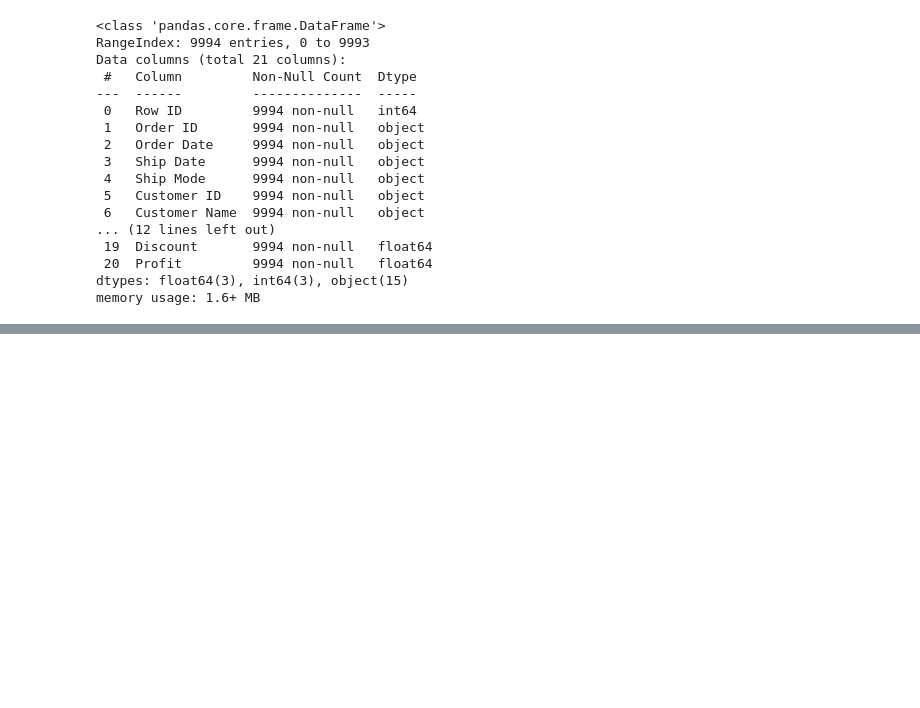
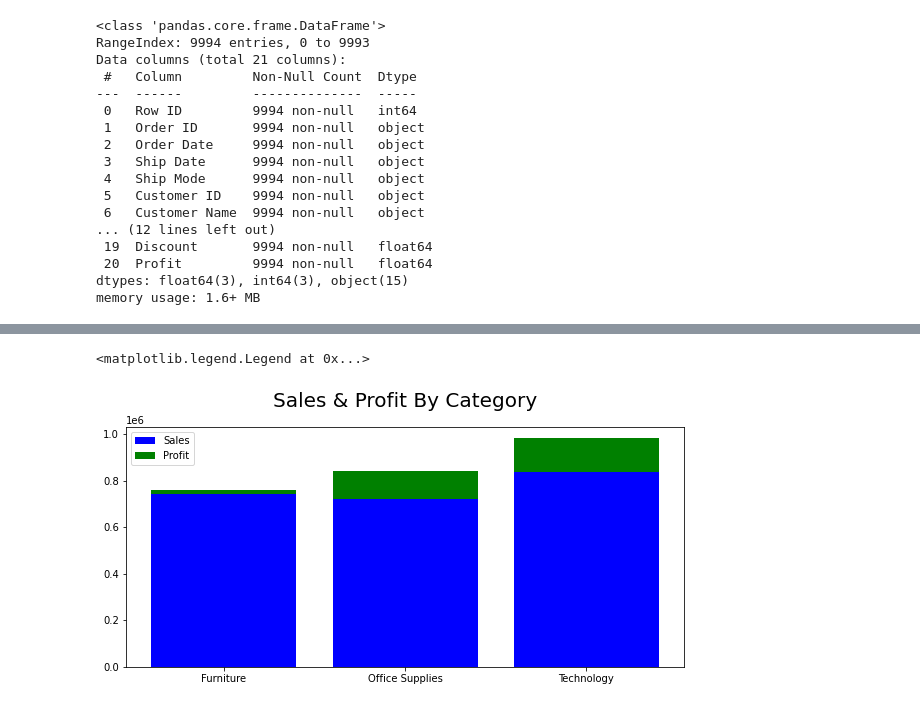
Before and after one commit to Caavalos/DMEGADE3, a Jupyter notebook: MidTerm.ipynb, the cells around one changed output, grey strips where cells are left out. Cells and saved outputs as stored; diff of their text form; code cells hidden in the pictures; blank space fills up the shorter version.

```diff
--- a/MidTerm.ipynb
+++ b/MidTerm.ipynb
@@ -122,3 +120,15 @@ Text(0.5, 1.0, 'Top 5 most Profitable States')
+# %%
+df_stackb = df[['Category','Sales','Profit']]
+df_stackb = df_stackb.groupby(['Category']).sum().reset_index()
+plt.figure(figsize=[10,15])
+plt.subplot(3,1,1)
+plt.bar(x=df_stackb['Category'], height=df_stackb['Sales'], color='blue')
+plt.bar(x=df_stackb['Category'], height=df_stackb['Profit'], bottom=df_stackb['Sales'], color='green')
+plt.title("Sales & Profit By Category", size=20, pad=20)
+plt.legend(['Sales','Profit'])
+# %% [output]
+<matplotlib.legend.Legend at 0x...>
+[figure, added]
 # %%
 # Problems that i have faced.
 # the data base that i've chosen was creating an error when i wanted to define it as my df,
```
Also changed, not shown: parts of 11 cells of this notebook.
